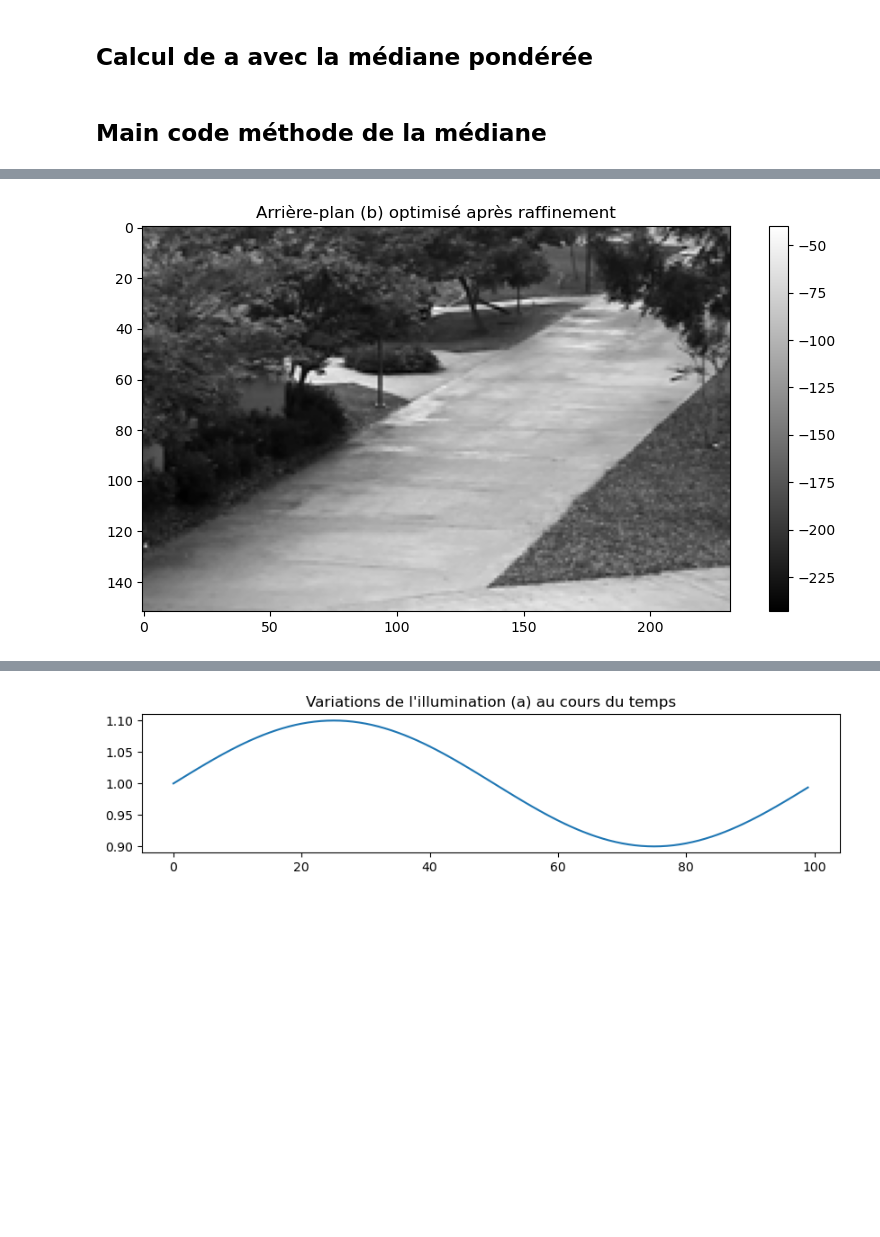
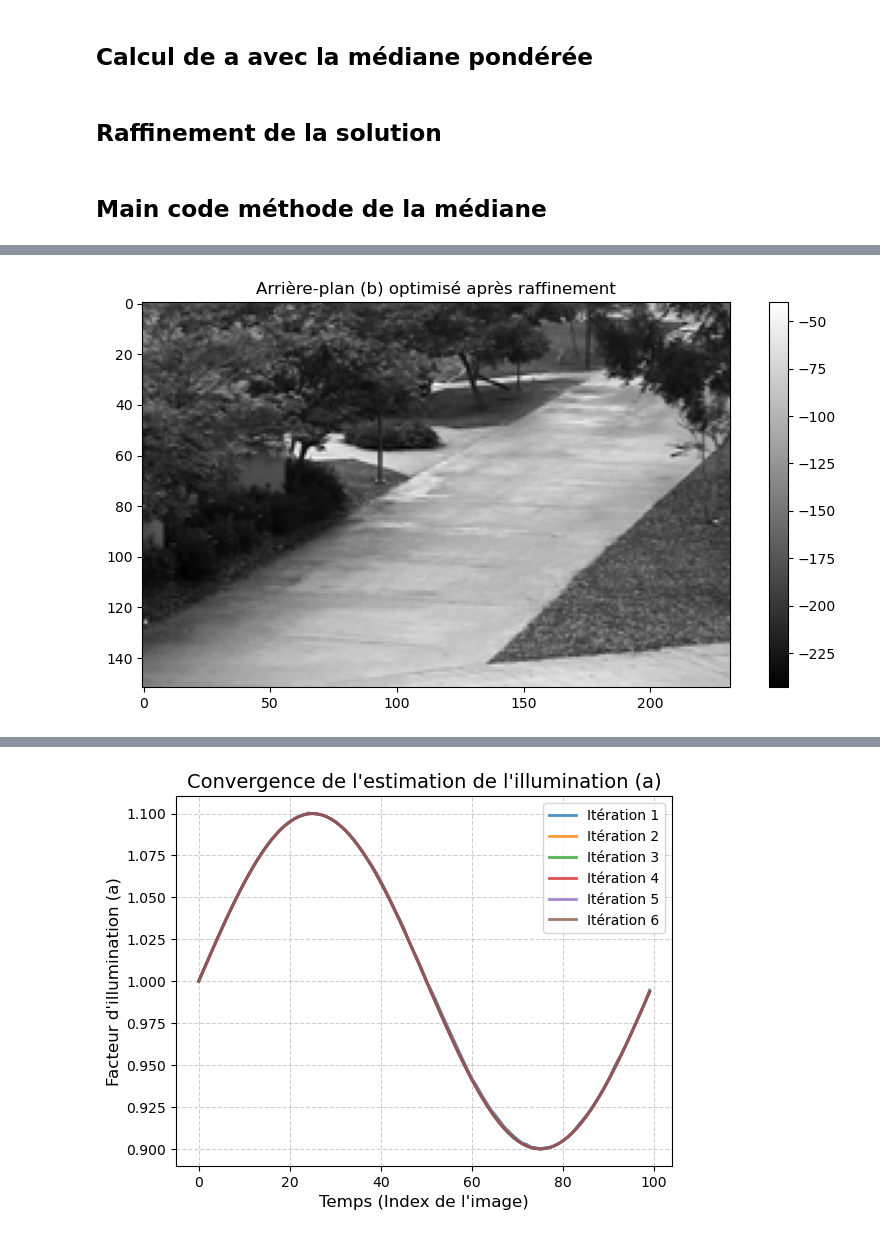
Before and after one commit to Rouxy42/Background-Removal-in-a-Video, a Jupyter notebook: codes/BackgroundRemoval.ipynb, the cells around one changed output, grey strips where cells are left out. Cells and saved outputs as stored; diff of their text form; code cells hidden in the pictures; blank space fills up the shorter version.

Commit message:
Finalisation

```diff
--- a/codes/BackgroundRemoval.ipynb
+++ b/codes/BackgroundRemoval.ipynb
@@ -351,8 +358,10 @@ def update_a(X, b):
         a_new[j] = get_weighted_median_scalar(values, weights)
 
     return a_new
+# %% [markdown]
+## Raffinement de la solution
 # %%
-def optimiser_recursive(X, a_current, depth=0, max_depth=5):
+def optimiser_recursive(X, a_current, vecteur_a_remplir, depth=0, max_depth=5):
     """
     Fonction récursive qui alterne l'optimisation de b et de a.
 
@@ -372,6 +381,8 @@ def optimiser_recursive(X, a_current, depth=0, max_depth=5):
     print("   -> Optimisation de a (Illumination)...")
     a_updated = update_a(X, b_updated)
 
+    vecteur_a_remplir.append(a_updated)
+
     # 3. Condition d'arrêt (Base case)
     if depth >= max_depth:
         print("Fin de la récursion.")
@@ -379,7 +390,7 @@ def optimiser_recursive(X, a_current, depth=0, max_depth=5):
 
     # 4. Appel Récursif
     # On rappelle la fonction avec les nouvelles valeurs
-    return optimiser_recursive(X, a_updated, depth + 1, max_depth)
+    return optimiser_recursive(X, a_updated, vecteur_a_remplir, depth + 1, max_depth)
 # %% [markdown]
 ## Main code méthode de la médiane
 # %%
@@ -389,16 +400,13 @@ def optimiser_recursive(X, a_current, depth=0, max_depth=5):
 a_init = np.ones(t)
 
 # --- Lancement de la récursion ---
-# Attention : update_b est lent (boucle sur 35000 pixels),
-# mettez max_depth=2 ou 3 pour tester au début.
-b_final, a_final = optimiser_recursive(X, a_init, max_depth=3)
+plusieurs_a = []
+b_final, a_final = optimiser_recursive(X, a_init, plusieurs_a)
 
 # --- Affichage du résultat ---
 # C'est maintenant qu'on reshape pour visualiser
-H, L = 152, 232  # Vos dimensions (attention à l'ordre H, L ou L, H selon votre reshape)
+H, L = 152, 232
 
-# Remise en forme (attention à l'ordre .T ou pas selon votre vectorisation initiale)
-# Si votre image est couchée, essayez .T
 background_img = 1 - b_final.reshape(L, H).T
 
 plt.figure(figsize=(10, 5))
@@ -409,19 +417,23 @@ plt.colorbar()
 plt.show()
 
 # Affichage des illuminations a
-plt.figure(figsize=(10, 2))
-plt.plot(a_final)
-plt.title("Variations de l'illumination (a) au cours du temps")
-plt.show()
+for i, a_vec in enumerate(plusieurs_a):
+    plt.plot(a_vec, label=f"Itération {i+1}", linewidth=2, alpha=0.8)
 
-frames = []
-for i in range(t):
-    frame = (X[:,i] - b_final*a_final[i]).reshape((232, 152)).T
-    frame = 1 - frame
-    frames.append(frame)
+# Décoration du graphique
+plt.title("Convergence de l'estimation de l'illumination (a)", fontsize=14)
+plt.xlabel("Temps (Index de l'image)", fontsize=12)
+plt.ylabel("Facteur d'illumination (a)", fontsize=12)
+
+# Ajout de la grille et de la légende
+plt.grid(True, linestyle='--', alpha=0.6)
+plt.legend()
+
+# b_final (p,) et a_final (t,) deviennent une matrice (p, t)
+Background = np.outer(b_final, a_final)
+Foreground = X - Background
 
 output_filename = os.path.join('..', 'data', 'median_foreground_video.mp4')
-fps = 10
 
-imageio.mimsave(output_filename, frames, format='ffmpeg', fps=fps, codec='libx264')
+afficher(Foreground, output_filename)
 # %% [output]
@@ -442 +461 @@ Fin de la récursion.
-[figure, old version]
+[figure, new version]
```
Also changed, not shown: parts of 4 cells of this notebook, 2 other files.
